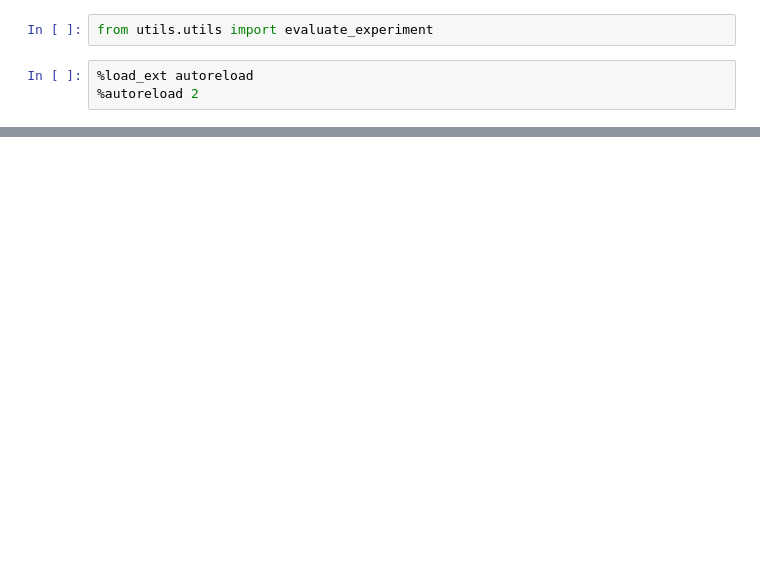
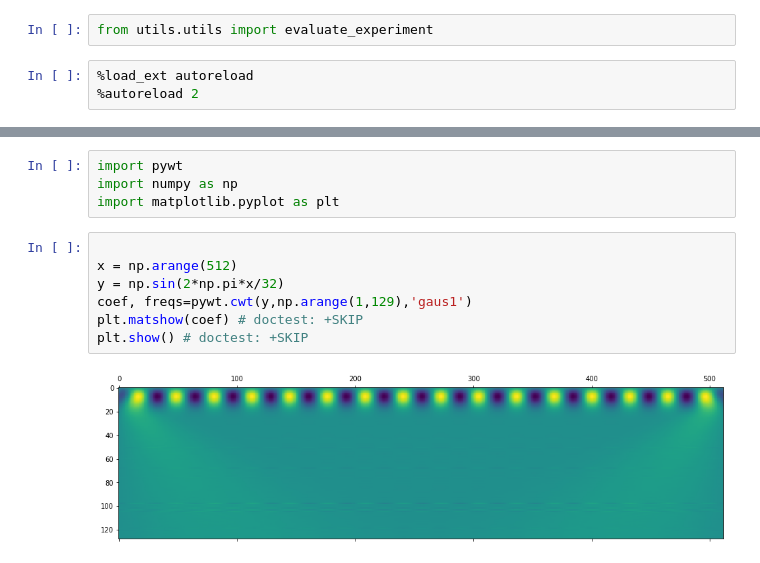
Before and after one commit to abcp4/ecg-ml-dl, a Jupyter notebook: models/Branched/Branched-FastAI.ipynb, the cells around one changed output, grey strips where cells are left out. Saved outputs shown, nothing was run; the diff lists cells and outputs as text; blank space fills up the shorter version.

```diff
--- a/models/Branched/Branched-FastAI.ipynb
+++ b/models/Branched/Branched-FastAI.ipynb
@@ -423,0 +446,13 @@ tr_df_point
+# %%
+import pywt
+import numpy as np
+import matplotlib.pyplot as plt
+# %%
+
+x = np.arange(512)
+y = np.sin(2*np.pi*x/32)
+coef, freqs=pywt.cwt(y,np.arange(1,129),'gaus1')
+plt.matshow(coef) # doctest: +SKIP
+plt.show() # doctest: +SKIP
+# %% [output]
+[figure, added]
```
Also changed, not shown: parts of 12 cells of this notebook, 2 other files.
